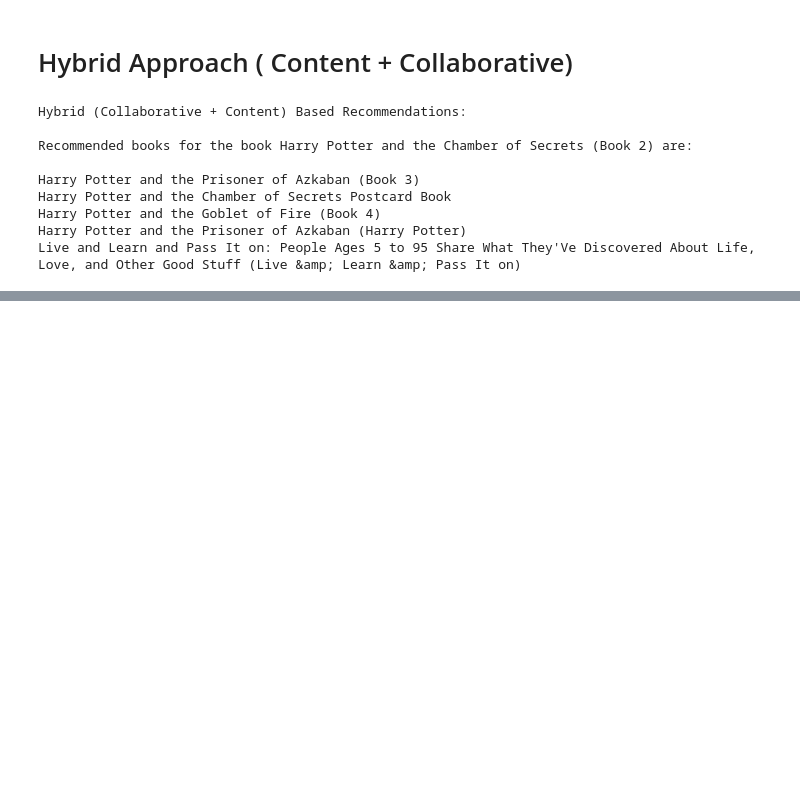
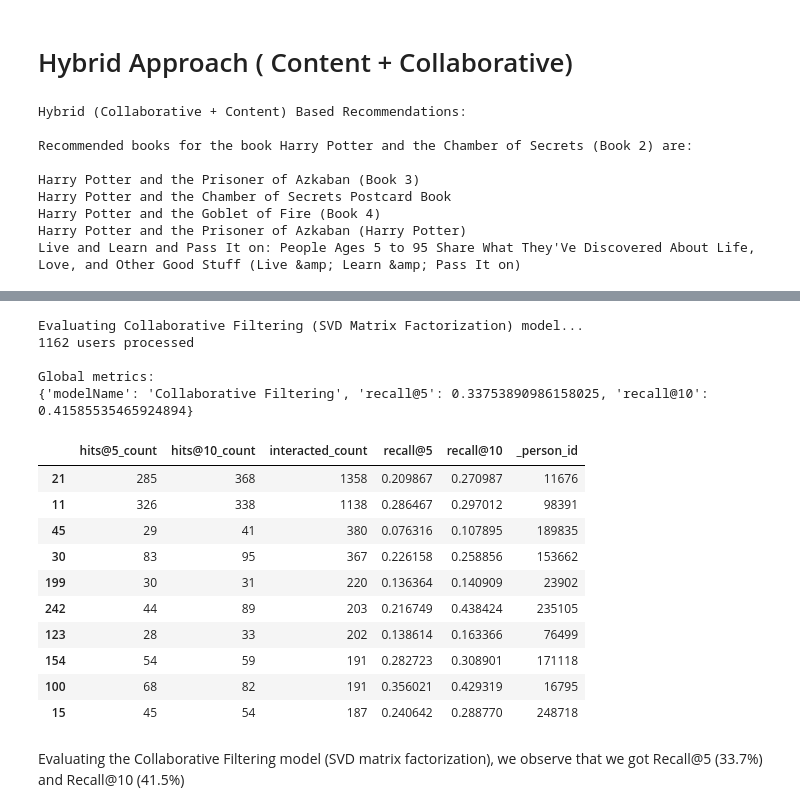
Before and after one commit to AjaharDaroga/BOOK_RECOMMENDATION_SYSTEM, a Jupyter notebook: book_recommendation_system.ipynb, the cells around one changed output, grey strips where cells are left out. Cells and saved outputs as stored; diff of their text form; code cells hidden in the pictures; blank space fills up the shorter version.

```diff
--- a/book_recommendation_system.ipynb
+++ b/book_recommendation_system.ipynb
@@ -1220,0 +1431,5 @@ Live and Learn and Pass It on: People Ages 5 to 95 Share What They'Ve Discovered
+# %%
+#Indexing by personId to speed up the searches during evaluation
+interactions_full_indexed_df = interactions_full_df.set_index('User_ID')
+interactions_train_indexed_df = interactions_train_df.set_index('User_ID')
+interactions_test_indexed_df = interactions_test_df.set_index('User_ID')
@@ -1220,0 +1467,4 @@ Live and Learn and Pass It on: People Ages 5 to 95 Share What They'Ve Discovered
+# %%
+def get_items_interacted(person_id, interactions_df):
+    interacted_items = interactions_df.loc[person_id]['ISBN']
+    return set(interacted_items if type(interacted_items) == pd.Series else [interacted_items])
@@ -1220,0 +1485,10 @@ Live and Learn and Pass It on: People Ages 5 to 95 Share What They'Ve Discovered
+# %%
+# Function for getting the set of items which a user has not interacted with
+def get_not_interacted_items_sample(person_id, sample_size, seed=42):
+    interacted_items = get_items_interacted(person_id, interactions_full_indexed_df)
+    all_items = set(df_book['ISBN'])
+    non_interacted_items = all_items - interacted_items
+
+    random.seed(seed)
+    non_interacted_items_sample = random.sample(non_interacted_items, sample_size)
+    return set(non_interacted_items_sample)
@@ -1220,0 +1583,25 @@ Live and Learn and Pass It on: People Ages 5 to 95 Share What They'Ve Discovered
+# %%
+print('Evaluating Collaborative Filtering (SVD Matrix Factorization) model...')
+cf_global_metrics, cf_detailed_results_df = model_evaluator.evaluate_model(cf_recommender_model)
+
+print('\nGlobal metrics:\n%s' % cf_global_metrics)
+cf_detailed_results_df.head(10)
+# %% [output]
+Evaluating Collaborative Filtering (SVD Matrix Factorization) model...
+1162 users processed
+
+Global metrics:
+{'modelName': 'Collaborative Filtering', 'recall@5': 0.33753890986158025, 'recall@10': 0.41585535465924894}
+|  | hits@5_count | hits@10_count | interacted_count | recall@5 | recall@10 | _person_id |
+| 21 | 285 | 368 | 1358 | 0.209867 | 0.270987 | 11676 |
+| 11 | 326 | 338 | 1138 | 0.286467 | 0.297012 | 98391 |
+| 45 | 29 | 41 | 380 | 0.076316 | 0.107895 | 189835 |
+| 30 | 83 | 95 | 367 | 0.226158 | 0.258856 | 153662 |
+| 199 | 30 | 31 | 220 | 0.136364 | 0.140909 | 23902 |
+| 242 | 44 | 89 | 203 | 0.216749 | 0.438424 | 235105 |
+| 123 | 28 | 33 | 202 | 0.138614 | 0.163366 | 76499 |
+| 154 | 54 | 59 | 191 | 0.282723 | 0.308901 | 171118 |
+| 100 | 68 | 82 | 191 | 0.356021 | 0.429319 | 16795 |
+| 15 | 45 | 54 | 187 | 0.240642 | 0.288770 | 248718 |
+# %% [markdown]
+Evaluating the Collaborative Filtering model (SVD matrix factorization), we observe that we got Recall@5 (33.7%) and Recall@10 (41.5%)
```
Also changed, not shown: parts of 24 cells of this notebook.
